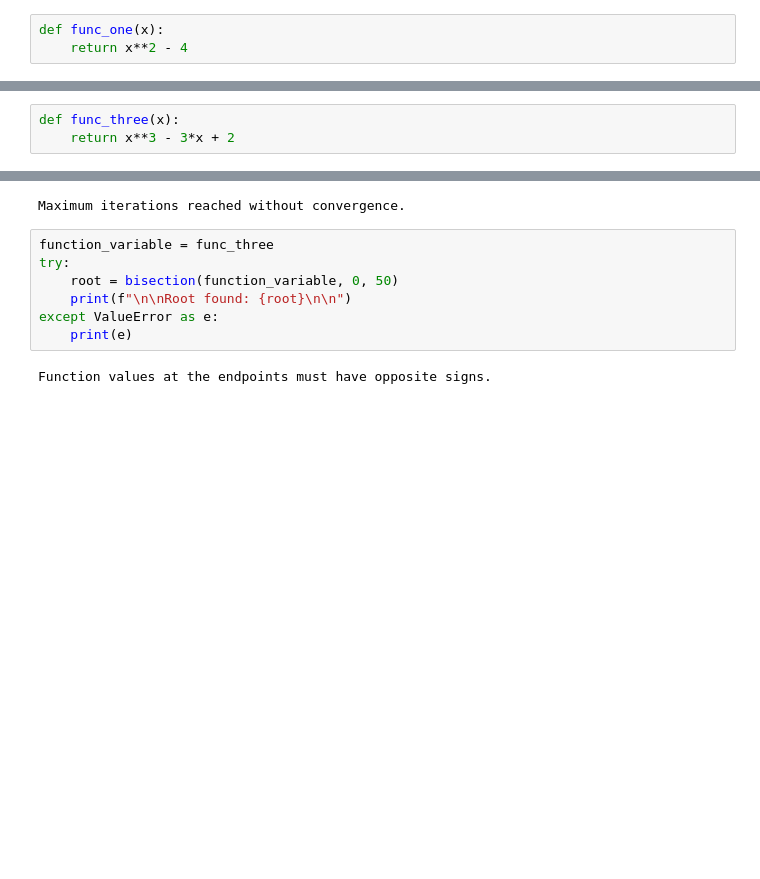
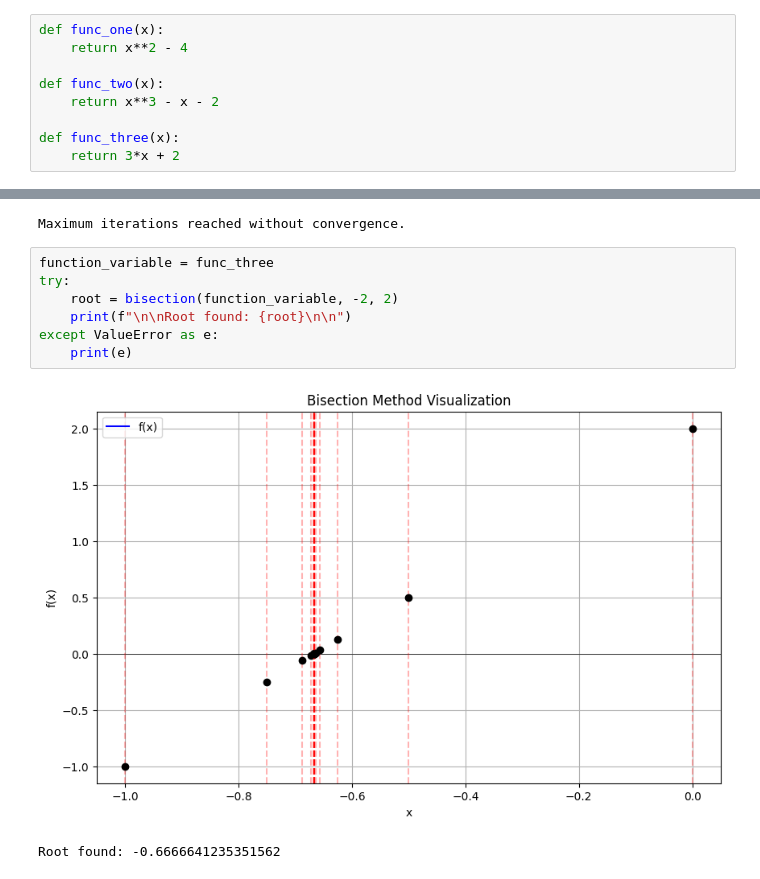
Before and after one commit to nyanko3434/Year-2_Part-II_Numerical_Method_Lab, a Jupyter notebook: Lab1/bisectionMethod.ipynb, the cells around one changed output, grey strips where cells are left out. Cells and saved outputs as stored; diff of their text form; blank space fills up the shorter version.

Commit message:
Implement code changes to enhance functionality and improve performance

```diff
--- a/Lab1/bisectionMethod.ipynb
+++ b/Lab1/bisectionMethod.ipynb
@@ -74,3 +74,9 @@ def bisection_with_steps(func, a, b, tol=1e-5, max_iter=100):
 # %%
 def func_one(x):
     return x**2 - 4
+
+def func_two(x):
+    return x**3 - x - 2
+
+def func_three(x):
+    return 3*x + 2
@@ -80,6 +83,3 @@ def func_two(x):
-# %%
-def func_three(x):
-    return x**3 - 3*x + 2
 # %%
 # Example usage:
 # if __name__ == "__main__":
@@ -131,9 +131,10 @@ Maximum iterations reached without convergence.
 # %%
 function_variable = func_three
 try:
-    root = bisection(function_variable, 0, 50)
+    root = bisection(function_variable, -2, 2)
     print(f"\n\nRoot found: {root}\n\n")
 except ValueError as e:
     print(e)
 # %% [output]
+[figure, added]
-Function values at the endpoints must have opposite signs.
+Root found: -0.6666641235351562
```
Also changed, not shown: parts of 1 cell of this notebook, 2 other files.
